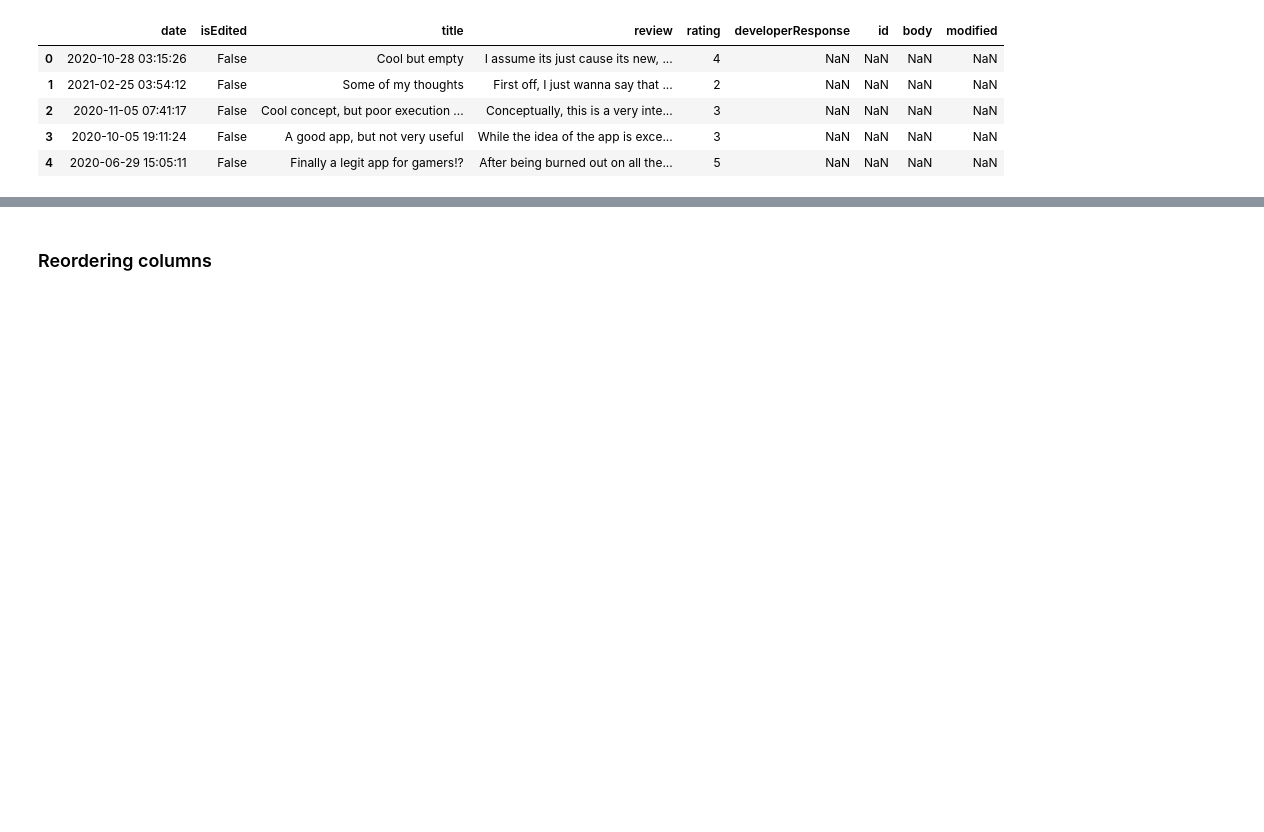
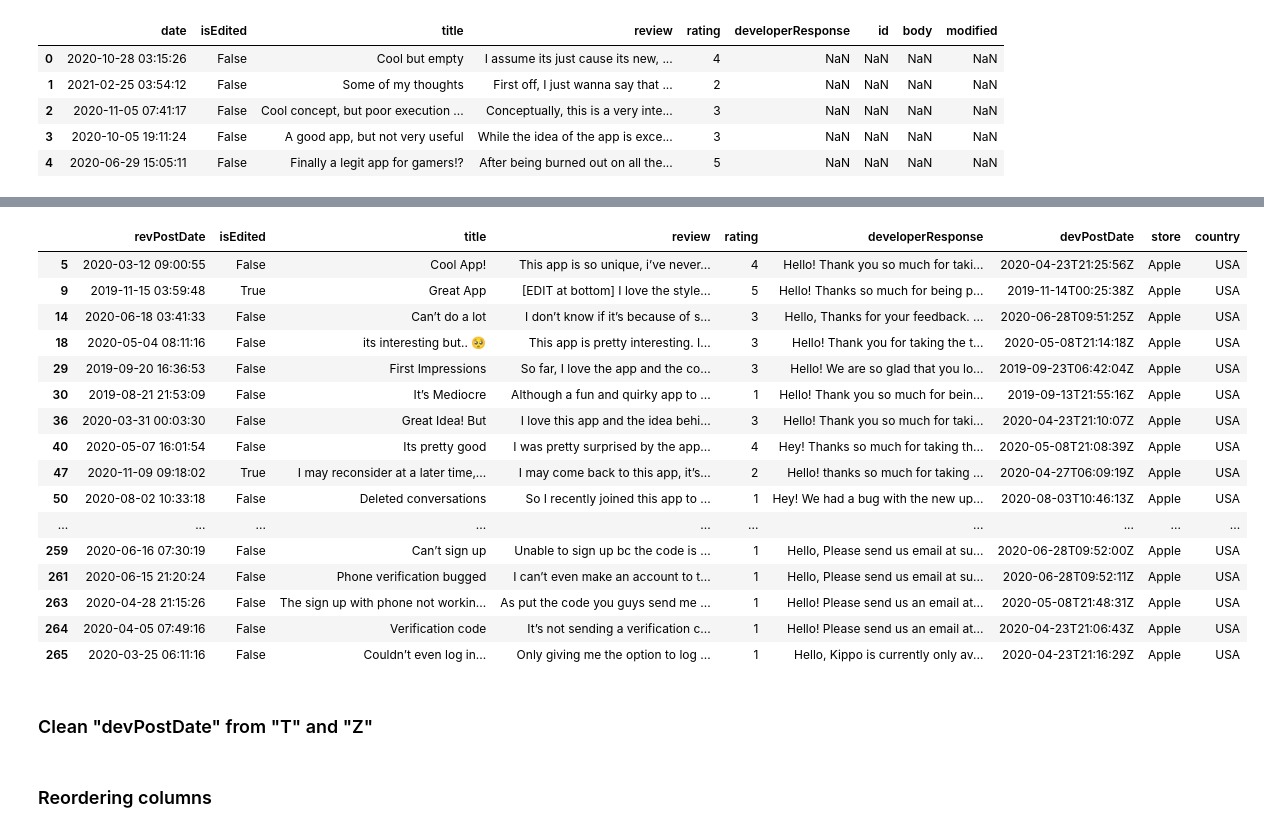
Before and after one commit to MarkJasonE/webscrapper_google_apple_store, a Jupyter notebook: App analysis.ipynb, the cells around one changed output, grey strips where cells are left out. Drawn from its saved outputs; the diff is of its cells as text; code cells hidden in the pictures; blank space fills up the shorter version.

```diff
--- a/Kippo - Google play.ipynb
+++ b/App analysis.ipynb
@@ -226,0 +243,23 @@ df_apple.tail()
+# %%
+test = df_apple["devPostDate"].notnull()
+df_apple[test]
+# %% [output]
+|  | revPostDate | isEdited | title | review | rating | developerResponse | devPostDate | store | country |
+| 5 | 2020-03-12 09:00:55 | False | Cool App! | This app is so unique, i’ve never... | 4 | Hello! Thank you so much for taki... | 2020-04-23T21:25:56Z | Apple | USA |
+| 9 | 2019-11-15 03:59:48 | True | Great App | [EDIT at bottom] I love the style... | 5 | Hello! Thanks so much for being p... | 2019-11-14T00:25:38Z | Apple | USA |
+| 14 | 2020-06-18 03:41:33 | False | Can’t do a lot | I don’t know if it’s because of s... | 3 | Hello, Thanks for your feedback. ... | 2020-06-28T09:51:25Z | Apple | USA |
+| 18 | 2020-05-04 08:11:16 | False | its interesting but.. 🥺 | This app is pretty interesting. I... | 3 | Hello! Thank you for taking the t... | 2020-05-08T21:14:18Z | Apple | USA |
+| 29 | 2019-09-20 16:36:53 | False | First Impressions | So far, I love the app and the co... | 3 | Hello! We are so glad that you lo... | 2019-09-23T06:42:04Z | Apple | USA |
+| 30 | 2019-08-21 21:53:09 | False | It’s Mediocre | Although a fun and quirky app to ... | 1 | Hello! Thank you so much for bein... | 2019-09-13T21:55:16Z | Apple | USA |
+| 36 | 2020-03-31 00:03:30 | False | Great Idea! But | I love this app and the idea behi... | 3 | Hello! Thank you so much for taki... | 2020-04-23T21:10:07Z | Apple | USA |
+| 40 | 2020-05-07 16:01:54 | False | Its pretty good | I was pretty surprised by the app... | 4 | Hey! Thanks so much for taking th... | 2020-05-08T21:08:39Z | Apple | USA |
+| 47 | 2020-11-09 09:18:02 | True | I may reconsider at a later time,... | I may come back to this app, it’s... | 2 | Hello! thanks so much for taking ... | 2020-04-27T06:09:19Z | Apple | USA |
+| 50 | 2020-08-02 10:33:18 | False | Deleted conversations | So I recently joined this app to ... | 1 | Hey! We had a bug with the new up... | 2020-08-03T10:46:13Z | Apple | USA |
+| ... | ... | ... | ... | ... | ... | ... | ... | ... | ... |
+| 259 | 2020-06-16 07:30:19 | False | Can’t sign up | Unable to sign up bc the code is ... | 1 | Hello, Please send us email at su... | 2020-06-28T09:52:00Z | Apple | USA |
+| 261 | 2020-06-15 21:20:24 | False | Phone verification bugged | I can’t even make an account to t... | 1 | Hello, Please send us email at su... | 2020-06-28T09:52:11Z | Apple | USA |
+| 263 | 2020-04-28 21:15:26 | False | The sign up with phone not workin... | As put the code you guys send me ... | 1 | Hello! Please send us an email at... | 2020-05-08T21:48:31Z | Apple | USA |
+| 264 | 2020-04-05 07:49:16 | False | Verification code | It’s not sending a verification c... | 1 | Hello! Please send us an email at... | 2020-04-23T21:06:43Z | Apple | USA |
+| 265 | 2020-03-25 06:11:16 | False | Couldn’t even log in... | Only giving me the option to log ... | 1 | Hello, Kippo is currently only av... | 2020-04-23T21:16:29Z | Apple | USA |
+# %% [markdown]
+### Clean "devPostDate" from "T" and "Z"
```
Also changed, not shown: parts of 18 cells of this notebook, 1 other file.
